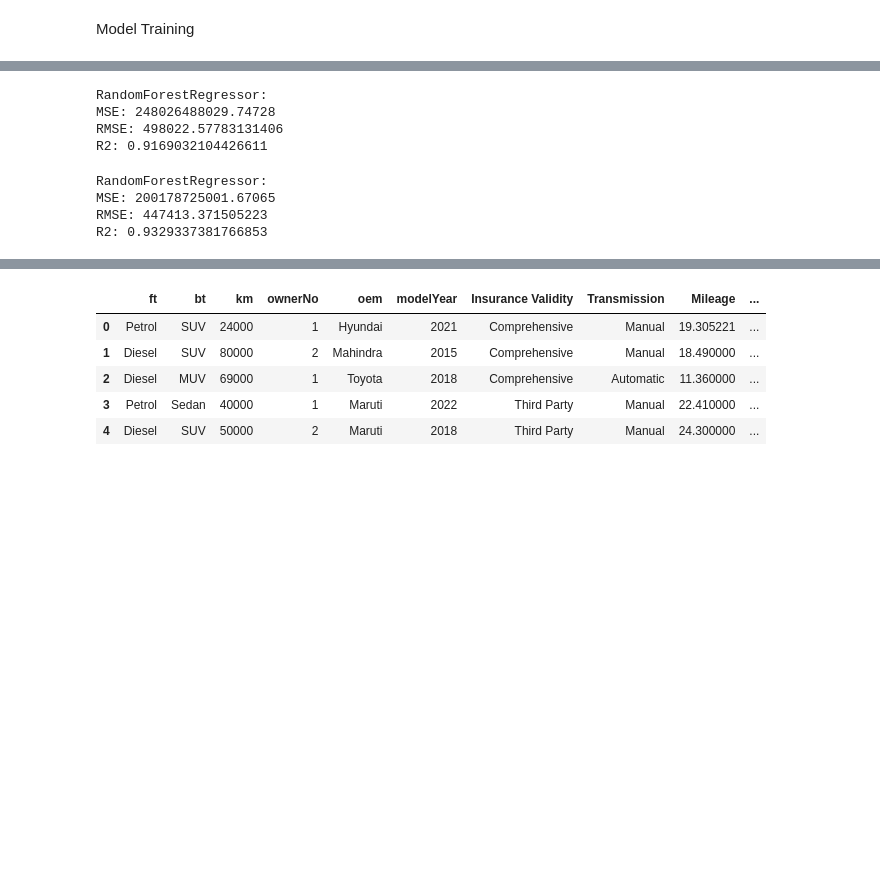
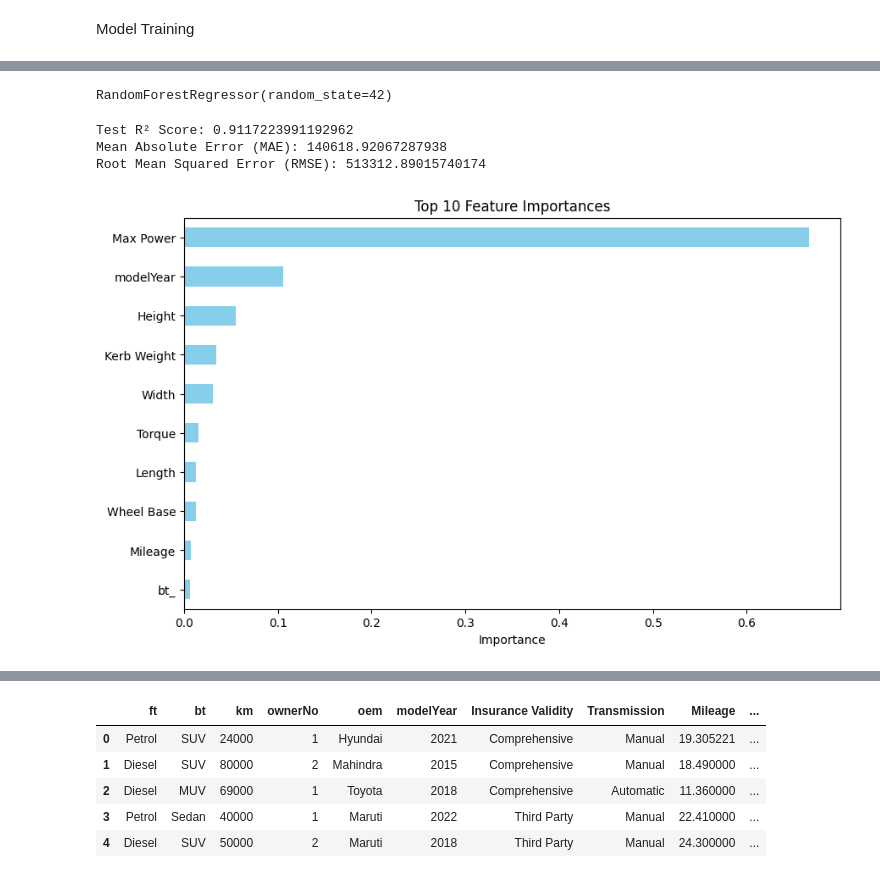
Before and after one commit to Ranjana1207/Car-Dheko---Used-Car-Price-Prediction, a Jupyter notebook: Datacleaning and Preprossing.ipynb, the cells around one changed output, grey strips where cells are left out. Cells and saved outputs as stored; diff of their text form; code cells hidden in the pictures; blank space fills up the shorter version.

```diff
--- a/Datacleaning and Preprossing.ipynb
+++ b/Datacleaning and Preprossing.ipynb
@@ -838,37 +728,39 @@ R2: 0.7756396321273795
-# %%
-# Model 4: RandomForestRegressor
-rf_model = RandomForestRegressor(n_estimators=500)
-rf_model.fit(X_train_scaled, y_train)
-
-y_pred_rf = rf_model.predict(X_test_scaled)
-mse_rf = mean_squared_error(y_test, y_pred_rf)
-rmse_rf = np.sqrt(mse_rf)
-r2_rf = r2_score(y_test, y_pred_rf)
-
-print("RandomForestRegressor:")
-print("MSE:", mse_rf)
-print("RMSE:", rmse_rf)
-print("R2:", r2_rf)
-# %% [output]
-RandomForestRegressor:
-MSE: 248026488029.74728
-RMSE: 498022.57783131406
-R2: 0.9169032104426611
-# %%
-Gr_model = GradientBoostingRegressor(n_estimators=500)
-Gr_model.fit(X_train_scaled, y_train)
-
-y_pred_rf = Gr_model.predict(X_test_scaled)
-mse_rf = mean_squared_error(y_test, y_pred_rf)
-rmse_rf = np.sqrt(mse_rf)
-r2_rf = r2_score(y_test, y_pred_rf)
-
-print("RandomForestRegressor:")
-print("MSE:", mse_rf)
-print("RMSE:", rmse_rf)
-print("R2:", r2_rf)
-# %% [output]
-RandomForestRegressor:
-MSE: 200178725001.67065
-RMSE: 447413.371505223
-R2: 0.9329337381766853
+# %%
+rf_model.fit(X_train_scaled, y_train)
+# %% [output]
+RandomForestRegressor(random_state=42)
+# %%
+from sklearn.metrics import r2_score, mean_absolute_error, mean_squared_error
+import numpy as np
+
+# Predictions
+y_pred = rf_model.predict(X_test_scaled)
+
+# Metrics
+r2 = r2_score(y_test, y_pred)
+mae = mean_absolute_error(y_test, y_pred)
+rmse = np.sqrt(mean_squared_error(y_test, y_pred))
+
+print(f"Test R² Score: {r2}")
+print(f"Mean Absolute Error (MAE): {mae}")
+print(f"Root Mean Squared Error (RMSE): {rmse}")
+# %% [output]
+Test R² Score: 0.9117223991192962
+Mean Absolute Error (MAE): 140618.92067287938
+Root Mean Squared Error (RMSE): 513312.89015740174
+# %%
+#Feature Importance Analysis
+
+import matplotlib.pyplot as plt
+
+feature_importances = pd.Series(rf_model.feature_importances_, index=X_train_scaled.columns)
+feature_importances = feature_importances.sort_values(ascending=False)
+
+# Plot the top 10 features
+feature_importances.head(10).plot(kind='barh', figsize=(10, 6), color='skyblue')
+plt.title('Top 10 Feature Importances')
+plt.xlabel('Importance')
+plt.gca().invert_yaxis()
+plt.show()
+# %% [output]
+[figure, added]
```
Also changed, not shown: parts of 28 cells of this notebook, 1 other file.
